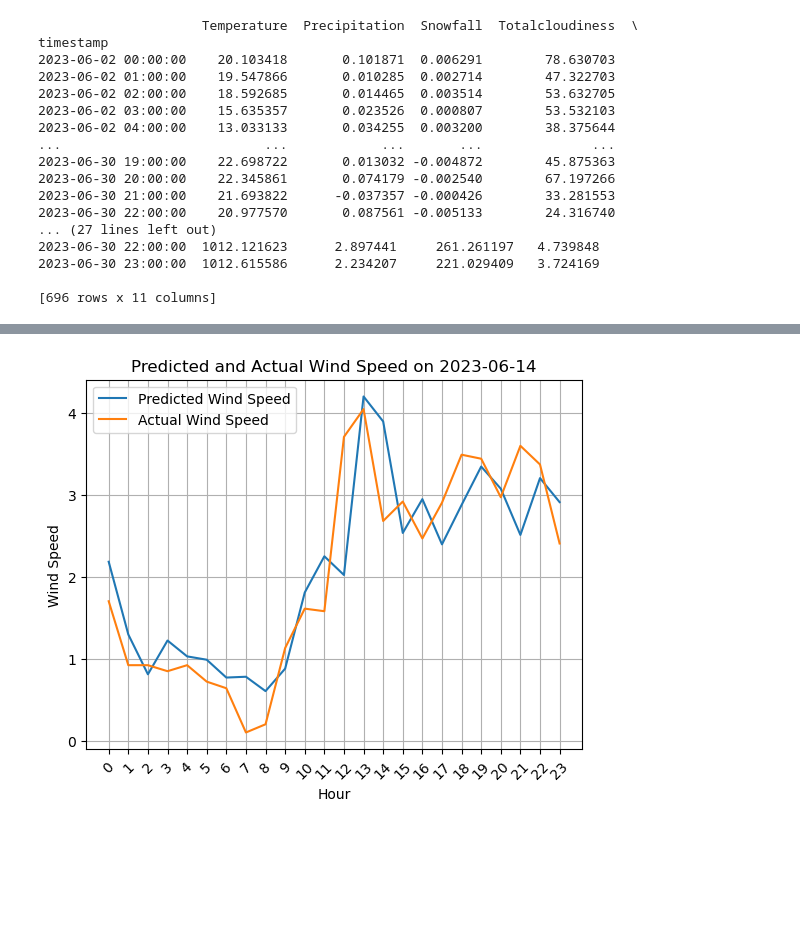
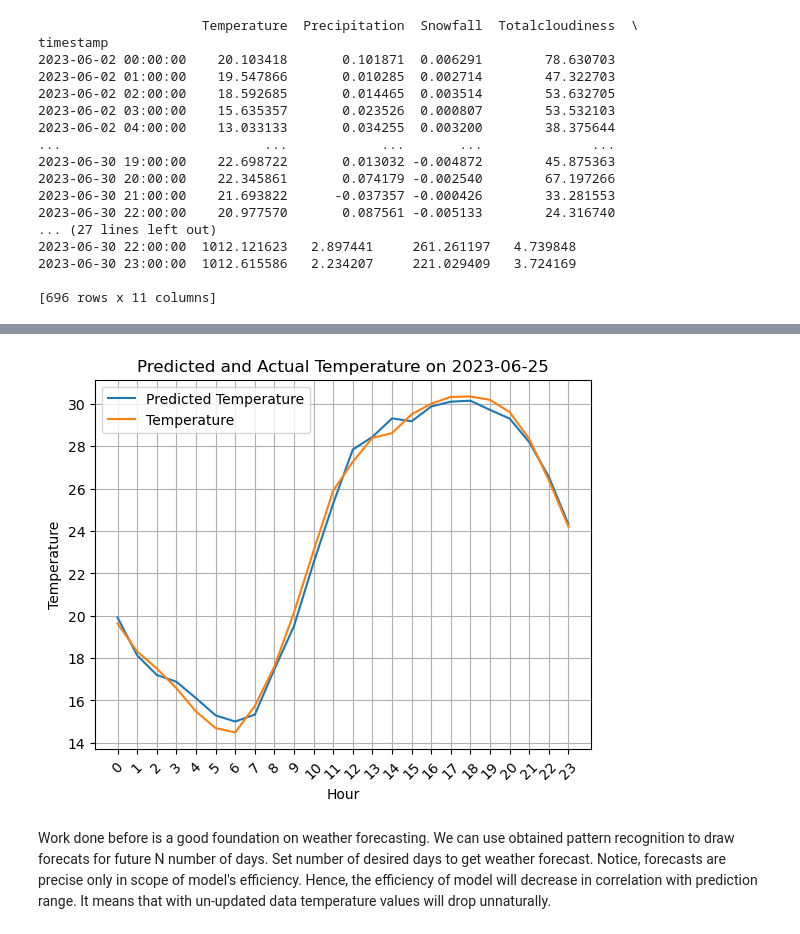
Before and after one commit to khegayv/weatherKZprediction, a Jupyter notebook: byDate_lin_regression.ipynb, the cells around one changed output, grey strips where cells are left out. Cells and saved outputs as stored; diff of their text form; code cells hidden in the pictures; blank space fills up the shorter version.

```diff
--- a/byDate_lin_regression.ipynb
+++ b/byDate_lin_regression.ipynb
@@ -17,5 +17,6 @@ Index(['timestamp', 'Temperature', 'Precipitation', 'Snowfall',
       dtype='object')
 # %%
+#Parameter sets declaration
 input_parameters = ["timestamp"]
 output_parameters = [
     "Temperature",
@@ -26,7 +27,7 @@ output_parameters = [
     "Mediumcloudcover",
     "Highcloudcover",
     "Pressure",
-    "Windspeedm/s",
+    "WindSpeed",
     "WindDirection",
     "WindGusts",
 ]
@@ -103,19 +132,14 @@ R-squared (R2) Score: -1.9156159045734946e+28
 # %%
-import matplotlib.pyplot as plt
-
-day_to_plot = "2023-06-26"
-day_predictions = output_df.loc[day_to_plot, "Temperature"]
-day_actual_temperatures = test_data.loc[test_data["timestamp"].dt.date == pd.to_datetime(
-    day_to_plot).date(), "Temperature"]
-
-# Plot the predicted and actual temperatures by hours for the specific day
-hours = np.arange(0, len(day_predictions))
-plt.plot(hours, day_predictions, label="Predicted Temperature")
-plt.plot(hours, day_actual_temperatures, label="Actual Temperature")
-plt.xlabel("Hour")
-plt.ylabel("Temperature")
-plt.title(f"Predicted and Actual Temperatures on {day_to_plot}")
-plt.legend()
-plt.grid(True)
-plt.xticks(hours, rotation=45)
-plt.show()
+def plot_prediction_graph(day_to_plot, unknown_parameter):
+    predicted_parameter = output_df.loc[day_to_plot, unknown_parameter]
+    actual_parameter = test_data.loc[test_data["timestamp"].dt.date == pd.to_datetime(day_to_plot).date(), unknown_parameter]
+    hours = np.arange(0, len(predicted_parameter))
+    plt.plot(hours, predicted_parameter,label=f"Predicted {unknown_parameter}")
+    plt.plot(hours, actual_parameter, label=unknown_parameter)
+    plt.xlabel("Hour")
+    plt.ylabel(unknown_parameter)
+    plt.title(f"Predicted and Actual {unknown_parameter} on {day_to_plot}")
+    plt.legend()
+    plt.grid(True)
+    plt.xticks(hours, rotation=45)
+    plt.show()
@@ -124,18 +146,9 @@ plt.show()
-# %%
-day_to_plot = "2023-06-14"
-day_predictions_wind_speed = output_df.loc[day_to_plot, "Windspeedm/s"]
-day_actual_wind_speed = test_data.loc[test_data["timestamp"].dt.date == pd.to_datetime(day_to_plot).date(), "Windspeedm/s"]
-
-
-hours = np.arange(0, len(day_predictions_wind_speed))
-plt.plot(hours, day_predictions_wind_speed, label="Predicted Wind Speed")
-plt.plot(hours, day_actual_wind_speed, label="Actual Wind Speed")
-plt.xlabel("Hour")
-plt.ylabel("Wind Speed")
-plt.title(f"Predicted and Actual Wind Speed on {day_to_plot}")
-plt.legend()
-plt.grid(True)
-plt.xticks(hours, rotation=45)
-plt.show()
-# %% [output]
-[figure, removed]
+# %%
+day_to_plot = "2023-06-25"
+unknown_parameter = "Temperature"
+
+plot_prediction_graph(day_to_plot, unknown_parameter)
+# %% [output]
+[figure, added]
+# %% [markdown]
+Work done before is a good foundation on weather forecasting. We can use obtained pattern recognition to draw forecats for future N number of days. Set number of desired days to get weather forecast. Notice, forecasts are precise only in scope of model's efficiency. Hence, the efficiency of model will decrease in correlation with prediction range. It means that with un-updated data temperature values will drop unnaturally.
```
Also changed, not shown: parts of 13 cells of this notebook, 5 other files.
